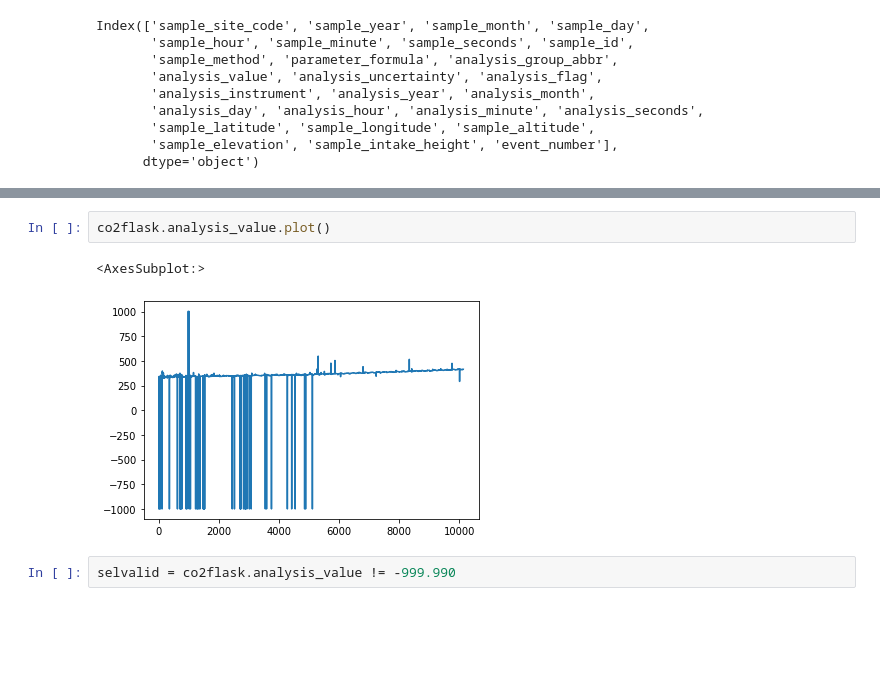
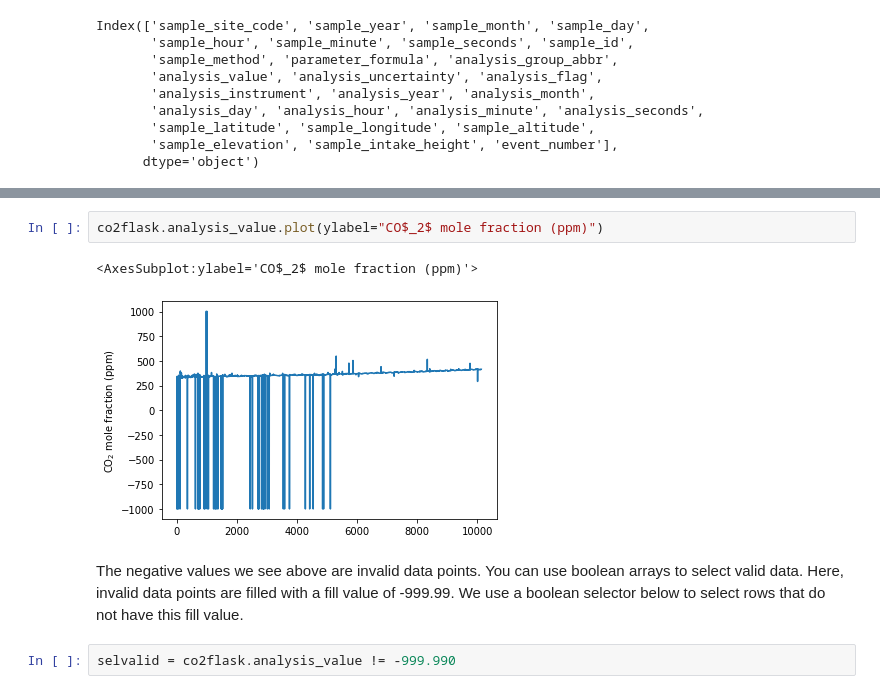
Before and after one commit to adityarn/MAV110_PythonModule, a Jupyter notebook: Keeling_Pandas.ipynb, the cells around one changed output, grey strips where cells are left out. Cells and saved outputs as stored; diff of their text form; blank space fills up the shorter version.

```diff
--- a/Keeling_Pandas.ipynb
+++ b/Keeling_Pandas.ipynb
@@ -100,8 +68,10 @@ Index(['sample_site_code', 'sample_year', 'sample_month', 'sample_day',
 # %%
-co2flask.analysis_value.plot()
+co2flask.analysis_value.plot(ylabel="CO$_2$ mole fraction (ppm)")
 # %% [output]
-<AxesSubplot:>
+<AxesSubplot:ylabel='CO$_2$ mole fraction (ppm)'>
-[figure, old version]
+[figure, new version]
+# %% [markdown]
+The negative values we see above are invalid data points. You can use boolean arrays to select valid data. Here, invalid data points are filled with a fill value of -999.99. We use a boolean selector below to select rows that do not have this fill value.
 # %%
 selvalid = co2flask.analysis_value != -999.990
 # %%
```
Also changed, not shown: parts of 23 cells of this notebook, 1 other file.
